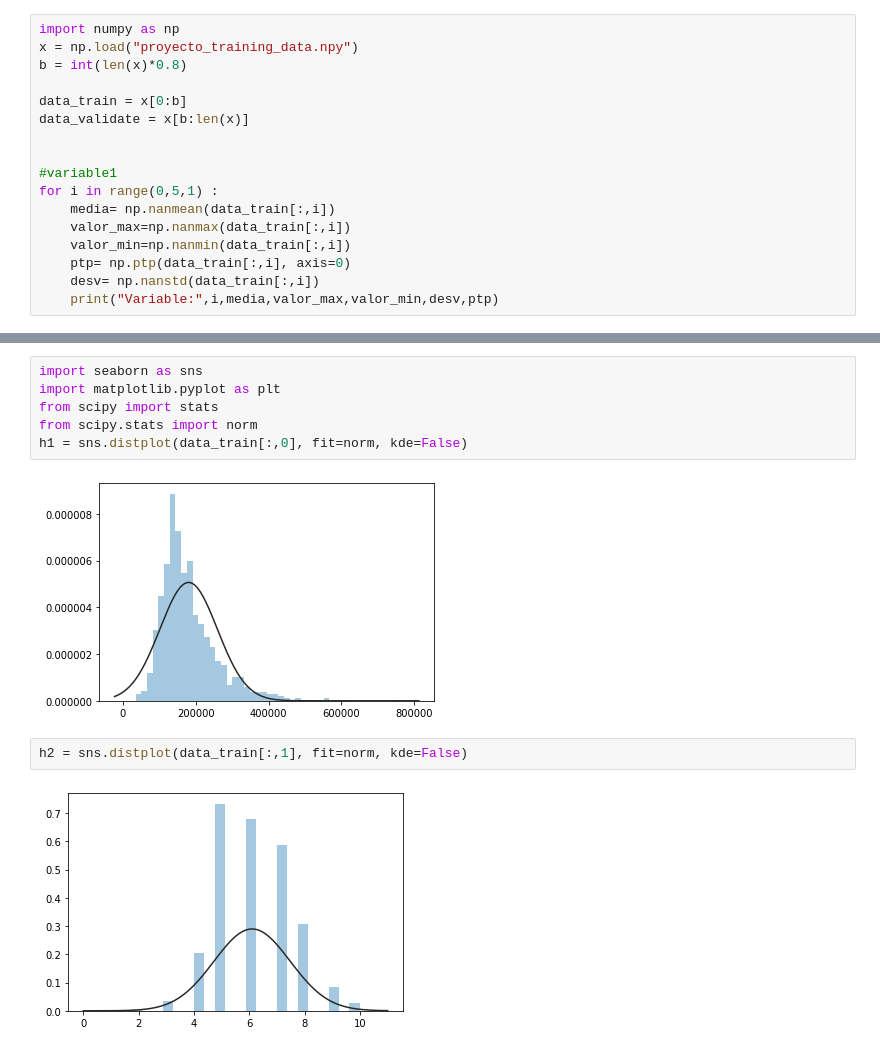
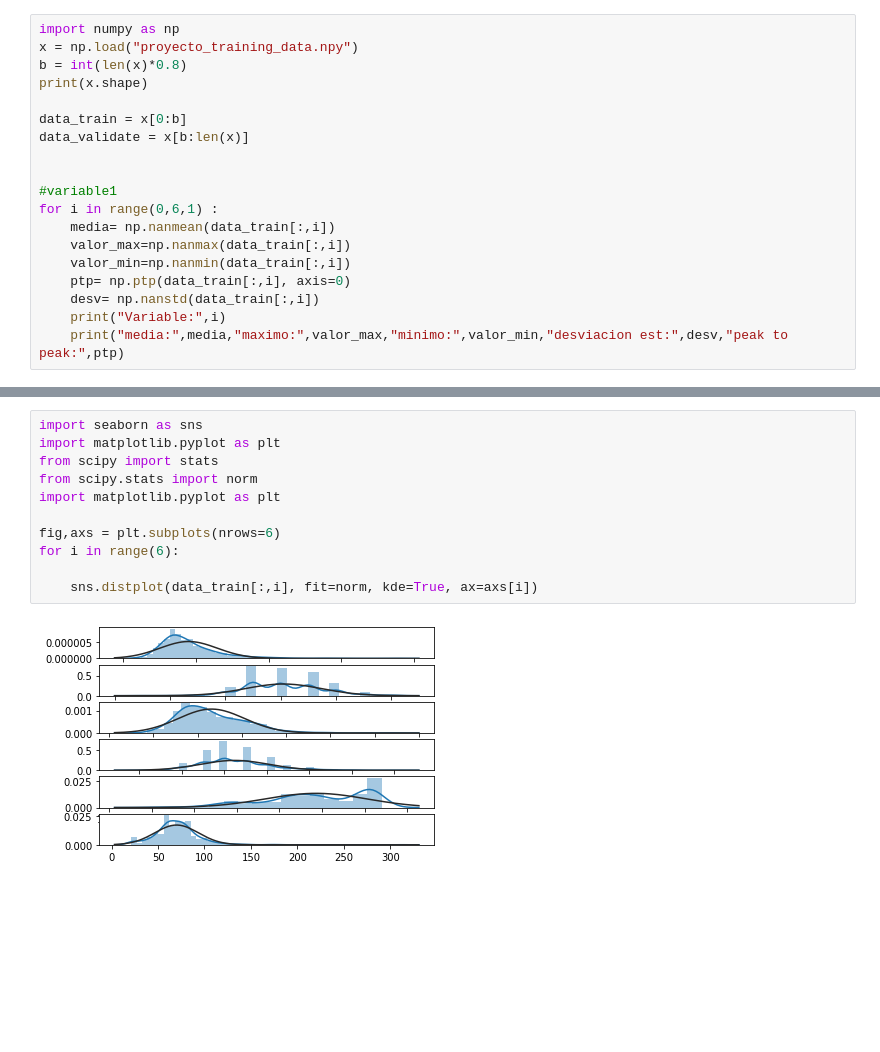
Before and after one commit to michael280498/datascience_project, a Jupyter notebook: proyecto.ipynb, the cells around one changed output, grey strips where cells are left out. Saved outputs shown, nothing was run; the diff lists cells and outputs as text; blank space fills up the shorter version.

```diff
--- a/proyecto.ipynb
+++ b/proyecto.ipynb
@@ -2,17 +2,19 @@
 import numpy as np
 x = np.load("proyecto_training_data.npy")
 b = int(len(x)*0.8)
+print(x.shape)
 
 data_train = x[0:b]
 data_validate = x[b:len(x)]
 
 
 #variable1
-for i in range(0,5,1) :
+for i in range(0,6,1) :
     media= np.nanmean(data_train[:,i])
     valor_max=np.nanmax(data_train[:,i])
     valor_min=np.nanmin(data_train[:,i])
     ptp= np.ptp(data_train[:,i], axis=0)
     desv= np.nanstd(data_train[:,i])
-    print("Variable:",i,media,valor_max,valor_min,desv,ptp)
+    print("Variable:",i)
+    print("media:",media,"maximo:",valor_max,"minimo:",valor_min,"desviacion est:",desv,"peak to peak:",ptp)
 # %% [output]
@@ -24,12 +34,13 @@ Variable: 4 1971.451198630137 2010.0 1875.0 29.93888206867768 135.0
 # %%
 import seaborn as sns
 import matplotlib.pyplot as plt
 from scipy import stats
 from scipy.stats import norm
-h1 = sns.distplot(data_train[:,0], fit=norm, kde=False)
+import matplotlib.pyplot as plt
+
+fig,axs = plt.subplots(nrows=6)
+for i in range(6):
+
+    sns.distplot(data_train[:,i], fit=norm, kde=True, ax=axs[i])
 # %% [output]
-[figure, old version]
+[figure, new version]
-# %%
-h2 = sns.distplot(data_train[:,1], fit=norm, kde=False)
-# %% [output]
-[figure, removed]
```
Also changed, not shown: parts of 10 cells of this notebook.
